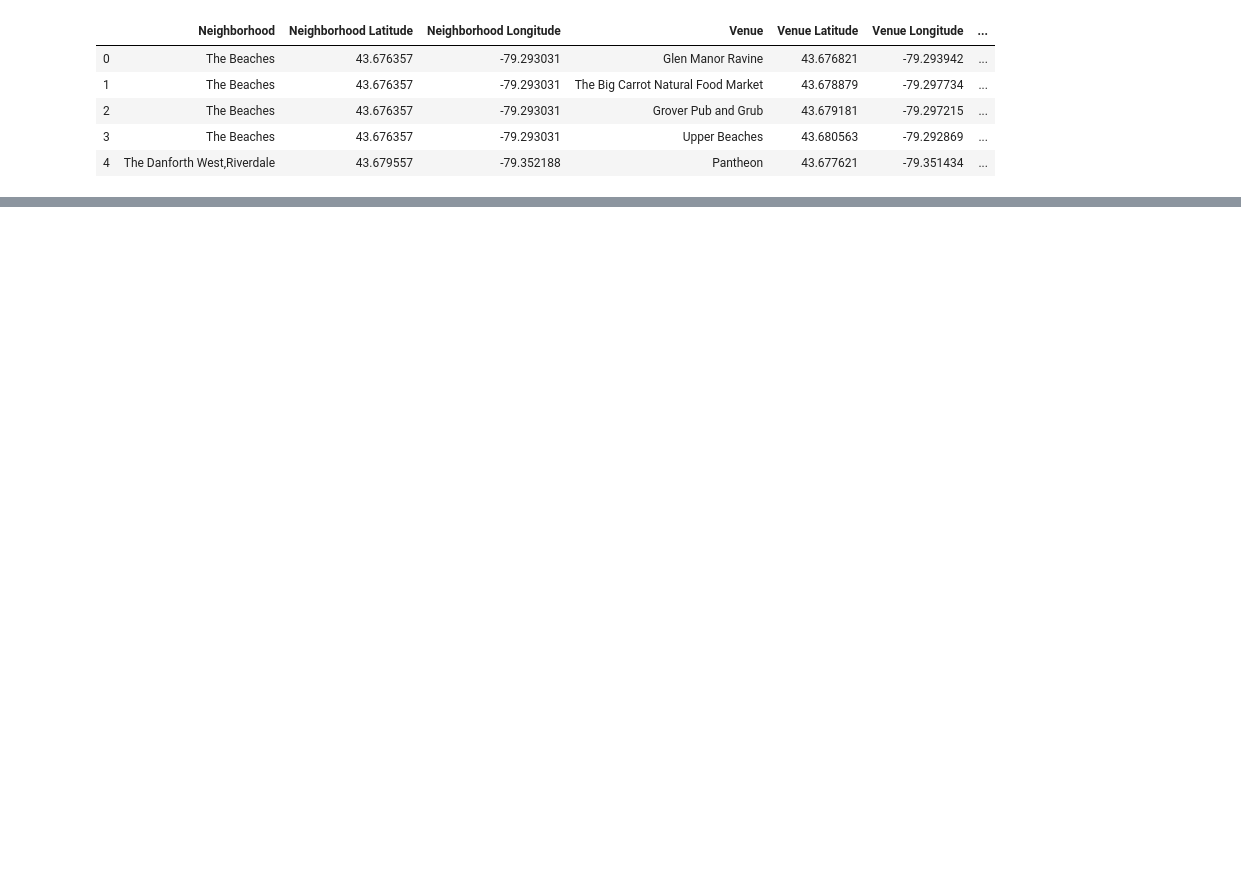
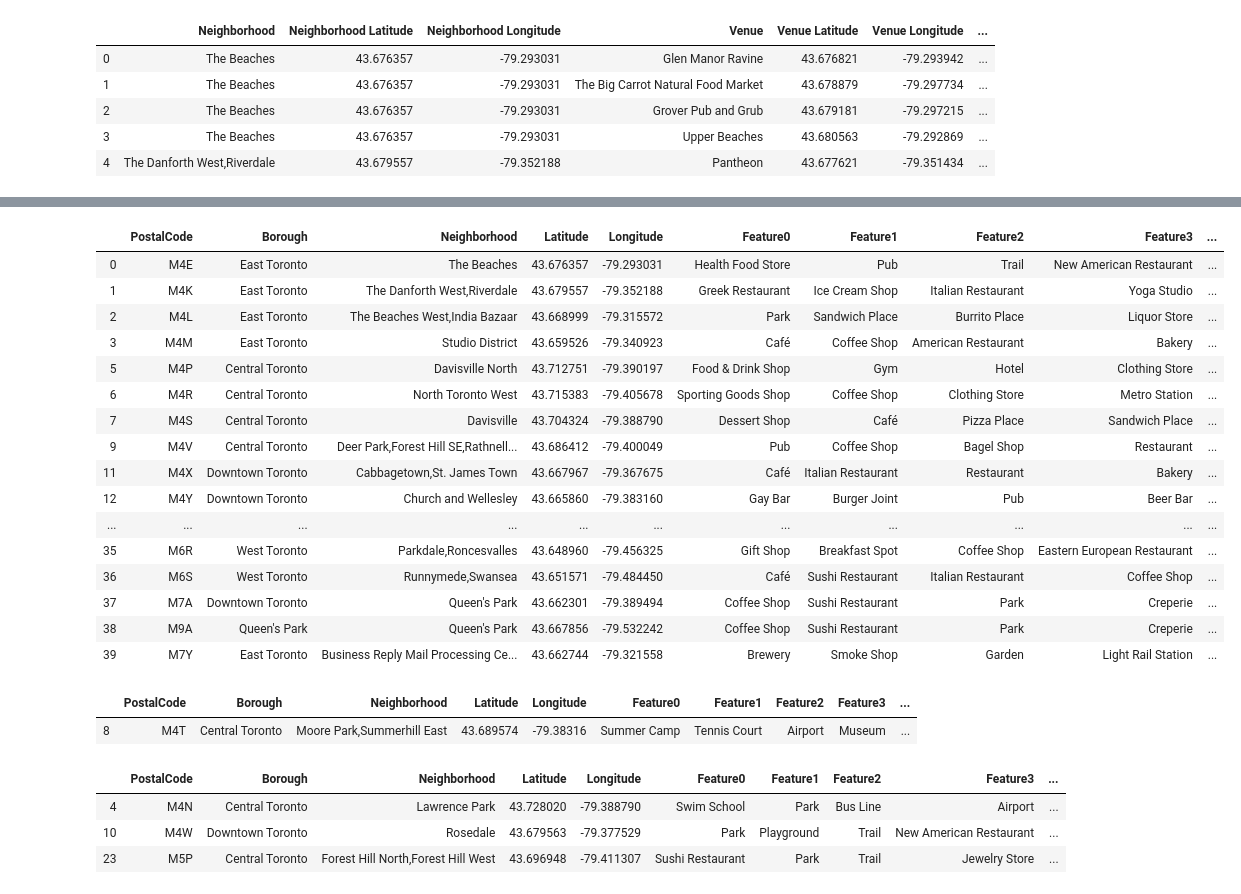
Before and after one commit to ah903/cousera-capstone, a Jupyter notebook: capstone wk3 part 3.ipynb, the cells around one changed output, grey strips where cells are left out. Cells and saved outputs as stored; diff of their text form; code cells hidden in the pictures; blank space fills up the shorter version.

Commit message:
Added Clustering analysis

```diff
--- a/capstone wk3 part 3.ipynb
+++ b/capstone wk3 part 3.ipynb
@@ -350,7 +340,7 @@ def get_top_venues(mean_grouped_neighborhoods, neighborhood, topN=10):
     return topN_list
 # %%
 # Set the Top N most common features to extract for each neighborhood
-topN=5
+topN=10
 
 # Dynamically build the columsn set for the specified features
 cols1 = ["Neighborhood"]
@@ -367,3 +357,16 @@ for i in np.arange(grp.shape[0]):
     neighborhood = grp.iloc[i,0]
     topN_list = get_top_venues(grp,neighborhood,topN)
     df_topN.loc[i]=topN_list
+# %%
+# Apply Clustering Algorithms
+kclusters = 4
+
+# Drop the Neighbourhood Column in a new dataframe
+toronto_grp_cluster = grp.drop("Neighborhood", axis = 1)
+toronto_grp_cluster
+
+# Run k-means clustering algorithm
+kmeans = KMeans(n_clusters=kclusters, random_state=0).fit(toronto_grp_cluster)
+
+# Check cluster labels generated for each row in the dataframe
+kmeans.labels_[0:39]
@@ -369,0 +376,3 @@ for i in np.arange(grp.shape[0]):
+# %%
+df_topN["Cluster Labels"] =  kmeans.labels_
+df_topN["Cluster Labels"].value_counts()
@@ -369,0 +385,4 @@ for i in np.arange(grp.shape[0]):
+# %%
+#Merge the two datasets together to create a dataset of everything we have analysed so far
+df_merged = pd.merge(df, df_topN, on="Neighborhood", how="inner")
+df_merged.head()
@@ -369,0 +422,35 @@ for i in np.arange(grp.shape[0]):
+# %%
+# Look at Cluster 0
+df_merged[df_merged["Cluster Labels"]==0]
+# %% [output]
+|  | PostalCode | Borough | Neighborhood | Latitude | Longitude | Feature0 | Feature1 | Feature2 | Feature3 | ... |
+| 0 | M4E | East Toronto | The Beaches | 43.676357 | -79.293031 | Health Food Store | Pub | Trail | New American Restaurant | ... |
+| 1 | M4K | East Toronto | The Danforth West,Riverdale | 43.679557 | -79.352188 | Greek Restaurant | Ice Cream Shop | Italian Restaurant | Yoga Studio | ... |
+| 2 | M4L | East Toronto | The Beaches West,India Bazaar | 43.668999 | -79.315572 | Park | Sandwich Place | Burrito Place | Liquor Store | ... |
+| 3 | M4M | East Toronto | Studio District | 43.659526 | -79.340923 | Café | Coffee Shop | American Restaurant | Bakery | ... |
+| 5 | M4P | Central Toronto | Davisville North | 43.712751 | -79.390197 | Food & Drink Shop | Gym | Hotel | Clothing Store | ... |
+| 6 | M4R | Central Toronto | North Toronto West | 43.715383 | -79.405678 | Sporting Goods Shop | Coffee Shop | Clothing Store | Metro Station | ... |
+| 7 | M4S | Central Toronto | Davisville | 43.704324 | -79.388790 | Dessert Shop | Café | Pizza Place | Sandwich Place | ... |
+| 9 | M4V | Central Toronto | Deer Park,Forest Hill SE,Rathnell... | 43.686412 | -79.400049 | Pub | Coffee Shop | Bagel Shop | Restaurant | ... |
+| 11 | M4X | Downtown Toronto | Cabbagetown,St. James Town | 43.667967 | -79.367675 | Café | Italian Restaurant | Restaurant | Bakery | ... |
+| 12 | M4Y | Downtown Toronto | Church and Wellesley | 43.665860 | -79.383160 | Gay Bar | Burger Joint | Pub | Beer Bar | ... |
+| ... | ... | ... | ... | ... | ... | ... | ... | ... | ... | ... |
+| 35 | M6R | West Toronto | Parkdale,Roncesvalles | 43.648960 | -79.456325 | Gift Shop | Breakfast Spot | Coffee Shop | Eastern European Restaurant | ... |
+| 36 | M6S | West Toronto | Runnymede,Swansea | 43.651571 | -79.484450 | Café | Sushi Restaurant | Italian Restaurant | Coffee Shop | ... |
+| 37 | M7A | Downtown Toronto | Queen's Park | 43.662301 | -79.389494 | Coffee Shop | Sushi Restaurant | Park | Creperie | ... |
+| 38 | M9A | Queen's Park | Queen's Park | 43.667856 | -79.532242 | Coffee Shop | Sushi Restaurant | Park | Creperie | ... |
+| 39 | M7Y | East Toronto | Business Reply Mail Processing Ce... | 43.662744 | -79.321558 | Brewery | Smoke Shop | Garden | Light Rail Station | ... |
+# %%
+# Look at Cluster 1
+df_merged[df_merged["Cluster Labels"]==1]
+# %% [output]
+|  | PostalCode | Borough | Neighborhood | Latitude | Longitude | Feature0 | Feature1 | Feature2 | Feature3 | ... |
+| 8 | M4T | Central Toronto | Moore Park,Summerhill East | 43.689574 | -79.38316 | Summer Camp | Tennis Court | Airport | Museum | ... |
+# %%
+# Look at Cluster 2 (Playgroudns and Parks)
+df_merged[df_merged["Cluster Labels"]==2]
+# %% [output]
+|  | PostalCode | Borough | Neighborhood | Latitude | Longitude | Feature0 | Feature1 | Feature2 | Feature3 | ... |
+| 4 | M4N | Central Toronto | Lawrence Park | 43.728020 | -79.388790 | Swim School | Park | Bus Line | Airport | ... |
+| 10 | M4W | Downtown Toronto | Rosedale | 43.679563 | -79.377529 | Park | Playground | Trail | New American Restaurant | ... |
+| 23 | M5P | Central Toronto | Forest Hill North,Forest Hill West | 43.696948 | -79.411307 | Sushi Restaurant | Park | Trail | Jewelry Store | ... |
```
Also changed, not shown: parts of 14 cells of this notebook.
